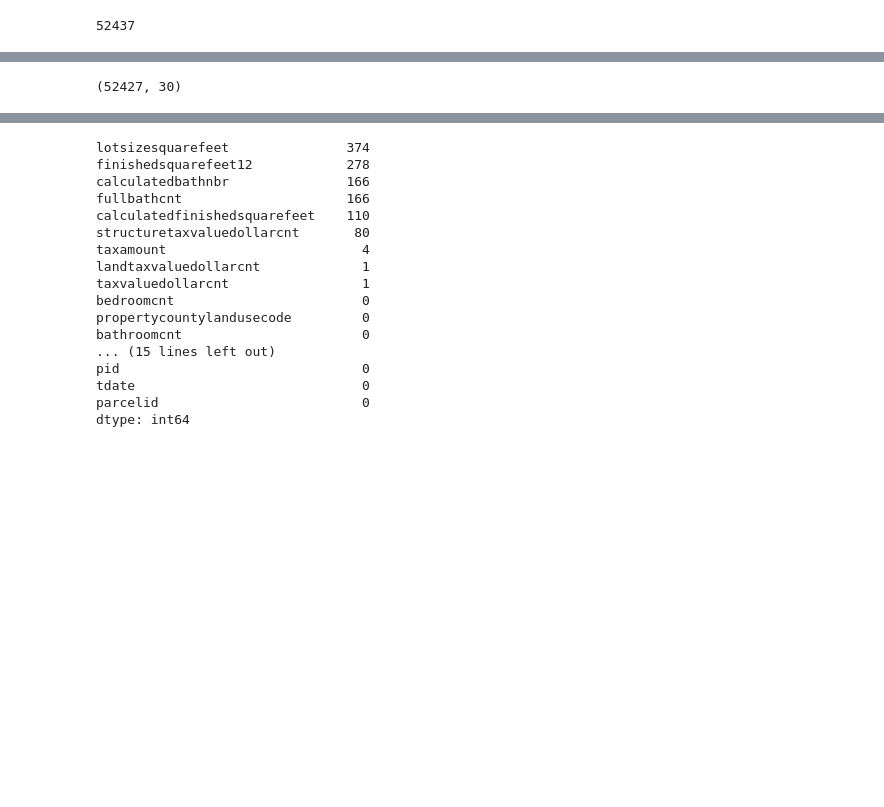
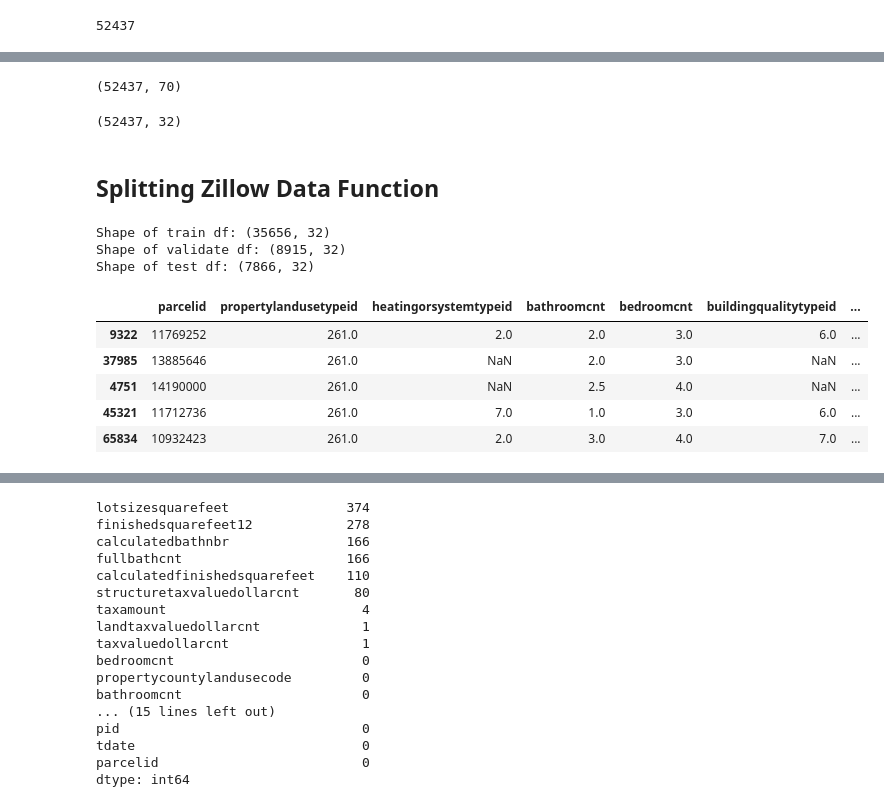
Before and after one commit to lukewbecker/clustering-exercises, a Jupyter notebook: clustering_wrangling.ipynb, the cells around one changed output, grey strips where cells are left out. Cells and saved outputs as stored; diff of their text form; code cells hidden in the pictures; blank space fills up the shorter version.

Commit message:
finished acquire/prep homework. Added initial zillow wrangle functions

```diff
--- a/clustering_wrangling.ipynb
+++ b/clustering_wrangling.ipynb
@@ -696,6 +673,14 @@ len(df.index)
+# %%
+zillow = property_type_focus(zillow, id_list_choice)
+zillow.shape
+# %% [output]
+(52437, 70)
 # %%
 def handle_missing_values(df, col_limit = .6, row_limit = .6):
 
+    df.drop(columns = ['id.1', 'id', 'propertyzoningdesc', 'calculatedbathnbr'], inplace = True)
+    df.drop
+    # Setting the threshold for columns to drop:
     col_thresh = int(round(col_limit * len(df.index), 0))
     df.dropna(axis = 1, thresh = col_thresh, inplace = True)
     # Now for the rows:
@@ -707,4 +690,35 @@ df_test = handle_missing_values(df)
+# %%
+zillow = handle_missing_values(zillow)
 # %%
-df_test.shape
+zillow.shape
 # %% [output]
-(52427, 30)
+(52437, 32)
+# %% [markdown]
+## Splitting Zillow Data Function
+# %%
+def split_zillow_data(df):
+    # df = get_mall_data()
+    # Splitting my data based on the target variable of tenure:
+    train_validate, test = train_test_split(df, test_size=.15, random_state=123)
+
+    # Splitting the train_validate set into the separate train and validate datasets.
+    train, validate = train_test_split(train_validate, test_size=.20, random_state=123)
+
+    # Printing the shape of each dataframe:
+    print(f'Shape of train df: {train.shape}')
+    print(f'Shape of validate df: {validate.shape}')
+    print(f'Shape of test df: {test.shape}')
+    return train, validate, test
+# %%
+train, validate, test = split_zillow_data(zillow)
+train.head()
+# %% [output]
+Shape of train df: (35656, 32)
+Shape of validate df: (8915, 32)
+Shape of test df: (7866, 32)
+|  | parcelid | propertylandusetypeid | heatingorsystemtypeid | bathroomcnt | bedroomcnt | buildingqualitytypeid | ... |
+| 9322 | 11769252 | 261.0 | 2.0 | 2.0 | 3.0 | 6.0 | ... |
+| 37985 | 13885646 | 261.0 | NaN | 2.0 | 3.0 | NaN | ... |
+| 4751 | 14190000 | 261.0 | NaN | 2.5 | 4.0 | NaN | ... |
+| 45321 | 11712736 | 261.0 | 7.0 | 1.0 | 3.0 | 6.0 | ... |
+| 65834 | 10932423 | 261.0 | 2.0 | 3.0 | 4.0 | 7.0 | ... |
```
Also changed, not shown: parts of 38 cells of this notebook, 1 other file.
